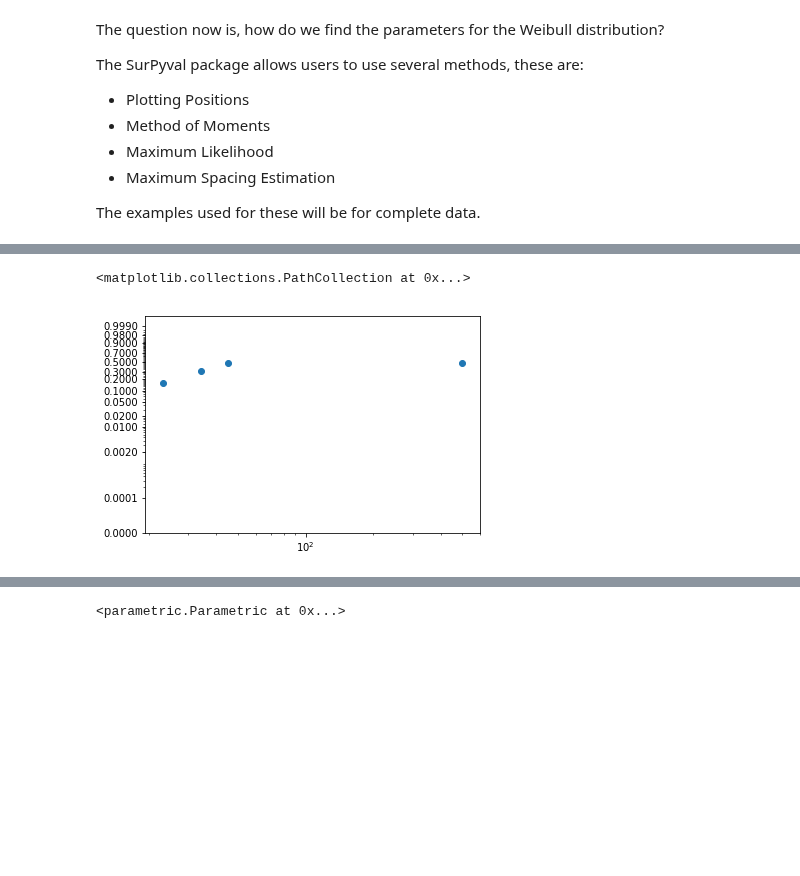
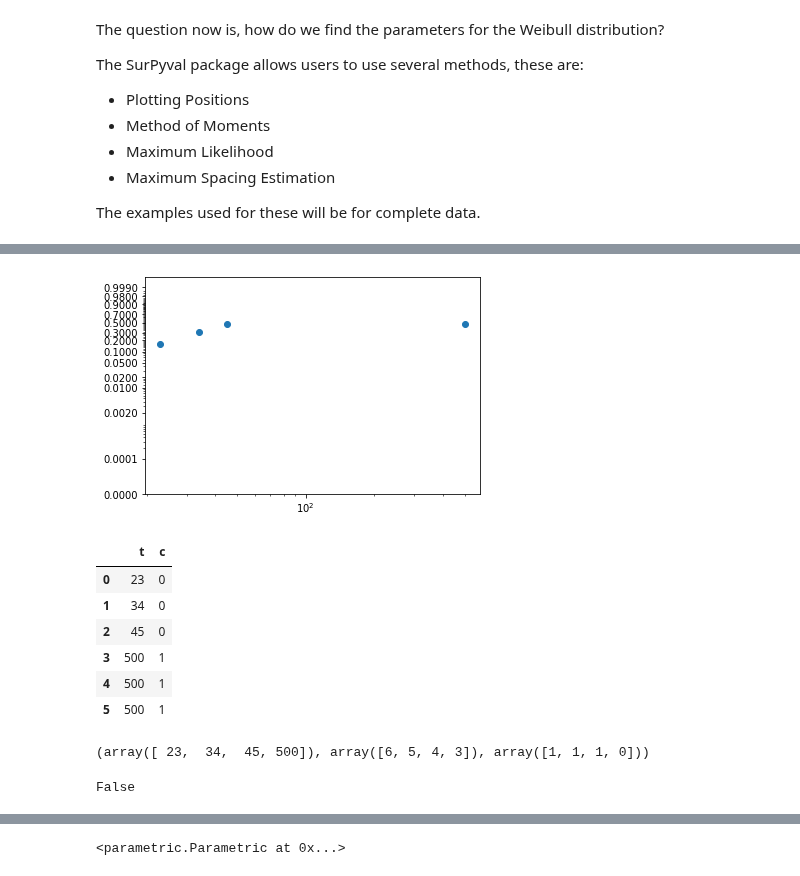
Before and after one commit to derrynknife/SurPyval, a Jupyter notebook: Parametric.ipynb, the cells around one changed output, grey strips where cells are left out. Drawn from its saved outputs; the diff is of its cells as text; code cells hidden in the pictures; blank space fills up the shorter version.

```diff
--- a/Parametric.ipynb
+++ b/Parametric.ipynb
@@ -125,9 +125,9 @@ c = np.array([0, 0, 0, 1, 1, 1])
 x_, r, d, R = nonp.nelson_aalen(x, c=c)
 
 import WeibullScale
+
+plt.scatter(x_, 1 - R)
 plt.yscale('Weibull')
 plt.xscale('log')
-plt.scatter(x_, 1 - R)
 # %% [output]
-<matplotlib.collections.PathCollection at 0x...>
-[figure, old version]
+[figure, new version]
@@ -133,0 +136,12 @@ plt.scatter(x_, 1 - R)
+# %%
+test = pd.DataFrame({'t' : x, 'c' : c})#.to_csv('test.csv', index=False)
+# %%
+test
+# %% [output]
+|  | t | c |
+| 0 | 23 | 0 |
+| 1 | 34 | 0 |
+| 2 | 45 | 0 |
+| 3 | 500 | 1 |
+| 4 | 500 | 1 |
+| 5 | 500 | 1 |
@@ -134,3 +176,11 @@ plt.scatter(x_, 1 - R)
+# %%
+get_x_r_d(test['t'], c=test['c'])
+# %% [output]
+(array([ 23,  34,  45, 500]), array([6, 5, 4, 3]), array([1, 1, 1, 0]))
+# %%
+test.isna().any().any()
+# %% [output]
+False
 # %%
 model = par.Weibull.fit(x, c=c, how='MPP')
 # %%
```
Also changed, not shown: parts of 20 cells of this notebook, 6 other files.
